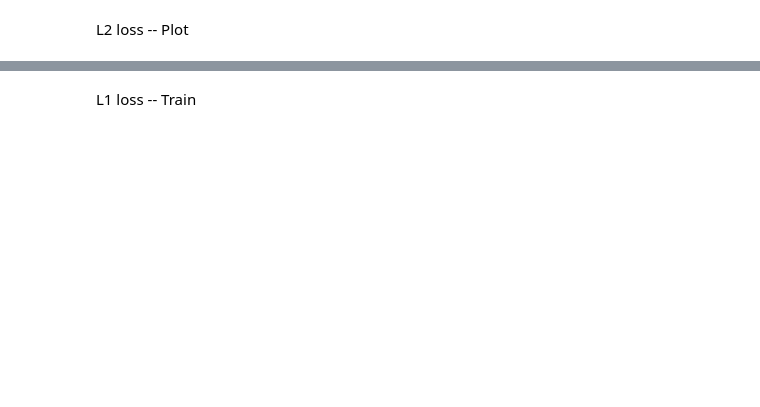
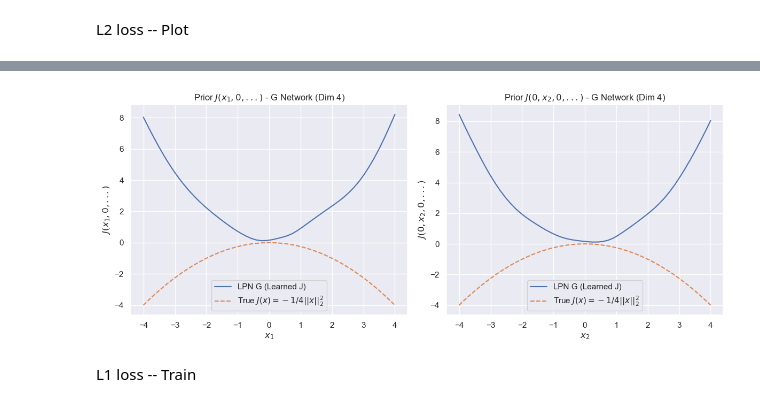
Before and after one commit to Gabriel-P-Langlois/lpn_for_nonconvex_control, a Jupyter notebook: exps/exp_quadratic_concave_prior_MC_4D.ipynb, the cells around one changed output, grey strips where cells are left out. Drawn from its saved outputs; the diff is of its cells as text; code cells hidden in the pictures; blank space fills up the shorter version.

Commit message:
Second LPN & J_hat

```diff
--- a/exps/exp_quadratic_concave_prior_MC_4D.ipynb
+++ b/exps/exp_quadratic_concave_prior_MC_4D.ipynb
@@ -355,0 +465,19 @@ evaluate_learned_H(lpn_model_concave_quad, a_exp, spacing, dim_exp)
+# %%
+# --- Step 3: Train LPN G(x) ---
+print("\n--- Training Second LPN G(x) for Concave Quadratic Prior ---")
+# The target for this LPN is G_samples_tensor
+# The input for this LPN is x_k_tensor
+lpn_model_G = LPN(in_dim=dim_exp, hidden=hidden, layers=layers, beta=beta, eps=1e-3).to(device)
+optimizer_G = torch.optim.Adam(lpn_model_G.parameters(), lr=1e-4)
+
+# Initial shorter training phase
+for i in range(iterations_exp_initial):
+     single_iteration(i, data_points_exp, lpn_model_G, optimizer_G, x_k_tensor, G_samples_tensor, loss_type=2, gamma_loss=None)
+
+for g in optimizer_G.param_groups:
+    g["lr"] = 1e-4 # Use a smaller learning rate for the long phase
+for i in range(iterations_exp_long):
+    single_iteration(i, data_points_exp, lpn_model_G, optimizer_G, x_k_tensor, G_samples_tensor, loss_type=2, gamma_loss=None)
+
+torch.save(lpn_model_G.state_dict(), os.path.join(MODEL_DIR, "G_network_l2.pth"))
+print("Training of LPN for G(x) complete and model saved.")
@@ -355,0 +487,69 @@ evaluate_learned_H(lpn_model_concave_quad, a_exp, spacing, dim_exp)
+# %%
+def evaluate_learned_J_G_network(x_points, model_G):
+    """
+    Evaluates the learned prior J(x) using the trained G(x) network.
+    J(x) = G(x) - 0.5 * ||x||^2
+    """
+    # Convert to tensor
+    x_tensor = torch.from_numpy(x_points).float().to(device)
+
+    # Get G(x) from the second LPN model
+    G_x = model_G.scalar(x_tensor)
+
+    # Compute 0.5 * ||x||^2
+    x_norm_sq_np = euclid_norm_sq(x_points)
+    x_norm_sq_tensor = torch.from_numpy(x_norm_sq_np).float().to(device).reshape(-1, 1)
+
+    # Apply the formula: J_est = G(x) - 0.5 * ||x||^2
+    J_est = G_x - 0.5 * x_norm_sq_tensor
+
+    # Convert back to numpy
+    J_est_np = J_est.detach().cpu().numpy().flatten()
+
+    return J_est_np
+
+def plot_J_G_network(model_G, a, spacing, dim):
+    """Plots the cross-sections of the estimated prior J(x) from the G network."""
+    xi, x1_0_points, x2_0_points = compute_square_cross_sections(a, spacing, dim)
+
+    # True Prior
+    x1_0_J_true = prior_true_concave_quad(x1_0_points)
+    if dim > 1:
+        x2_0_J_true = prior_true_concave_quad(x2_0_points)
+    else:
+        x2_0_J_true = x1_0_J_true
+
+    # Estimated Prior from G(x) Network
+    x1_0_J_G_est = evaluate_learned_J_G_network(x1_0_points, model_G)
+    if dim > 1:
+        x2_0_J_G_est = evaluate_learned_J_G_network(x2_0_points, model_G)
+    else:
+        x2_0_J_G_est = x1_0_J_G_est
+
+    print("\n--- Plotting Estimated Prior J(x) from G(x) Network ---")
+    plt.figure(figsize=(12,5))
+
+    plt.subplot(1, 2, 1)
+    plt.plot(xi, x1_0_J_G_est, "-", label="LPN G (Learned J)")
+    plt.plot(xi, x1_0_J_true, "--", label="True $J(x)=-1/4||x||_2^2$")
+    plt.grid(True)
+    plt.title(f"Prior $J(x_1,0,...)$ - G Network (Dim {dim})")
+    plt.xlabel('$x_1$')
+    plt.ylabel('$J(x_1,0,...)$')
+    plt.legend()
+
+    if dim > 1:
+        plt.subplot(1, 2, 2)
+        plt.plot(xi, x2_0_J_G_est, "-", label="LPN G (Learned J)")
+        plt.plot(xi, x2_0_J_true, "--", label="True $J(x)=-1/4||x||_2^2$")
+        plt.grid(True)
+        plt.title(f"Prior $J(0,x_2,0,...)$ - G Network (Dim {dim})")
+        plt.xlabel('$x_2$')
+        plt.ylabel('$J(0,x_2,0,...)$')
+        plt.legend()
+    plt.tight_layout()
+    plt.savefig('G_network_prior_plot.png')
+
+# --- Execute Plotting ---
+plot_J_G_network(lpn_model_G, a_exp, spacing, dim_exp)
+# %% [output]
@@ -356,3 +557,4 @@ evaluate_learned_H(lpn_model_concave_quad, a_exp, spacing, dim_exp)
+[figure, added]
 # %% [markdown]
 L1 loss -- Train
 # %%
```
Also changed, not shown: parts of 10 cells of this notebook.
